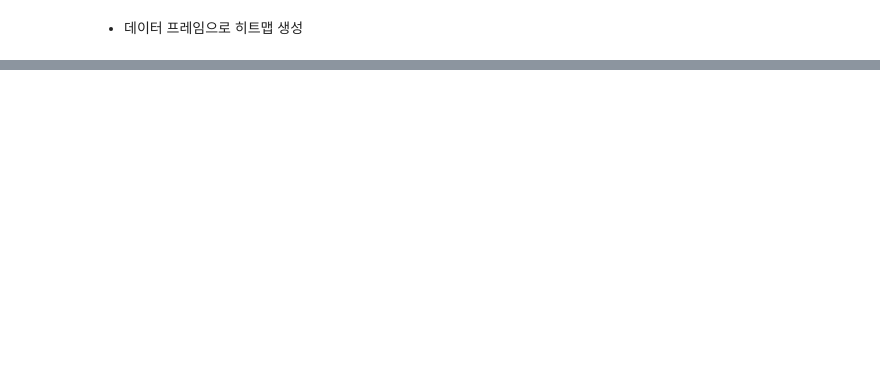
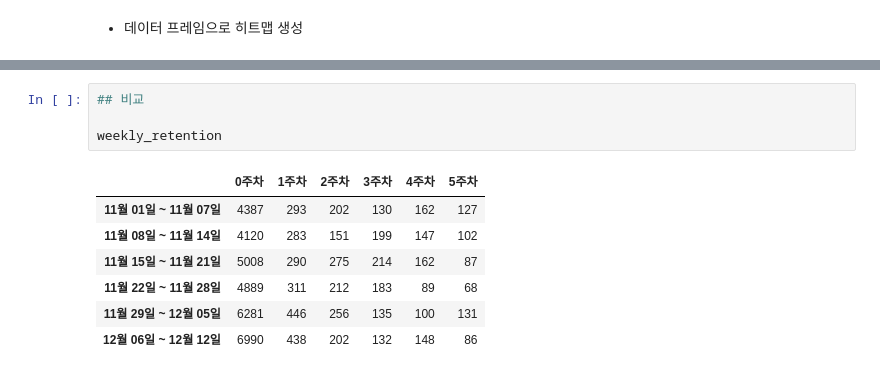
Before and after one commit to oddsmile/GAcustomerprediction, a Jupyter notebook: 방문 주차별 리텐션.ipynb, the cells around one changed output, grey strips where cells are left out. Cells and saved outputs as stored; diff of their text form; blank space fills up the shorter version.

```diff
--- a/방문 주차별 리텐션.ipynb
+++ b/방문 주차별 리텐션.ipynb
@@ -249,0 +284,12 @@ plt.show()
+# %%
+## 비교
+
+weekly_retention
+# %% [output]
+|  | 0주차 | 1주차 | 2주차 | 3주차 | 4주차 | 5주차 |
+| 11월 01일 ~ 11월 07일 | 4387 | 293 | 202 | 130 | 162 | 127 |
+| 11월 08일 ~ 11월 14일 | 4120 | 283 | 151 | 199 | 147 | 102 |
+| 11월 15일 ~ 11월 21일 | 5008 | 290 | 275 | 214 | 162 | 87 |
+| 11월 22일 ~ 11월 28일 | 4889 | 311 | 212 | 183 | 89 | 68 |
+| 11월 29일 ~ 12월 05일 | 6281 | 446 | 256 | 135 | 100 | 131 |
+| 12월 06일 ~ 12월 12일 | 6990 | 438 | 202 | 132 | 148 | 86 |
```
Also changed, not shown: parts of 12 cells of this notebook, 2 other files.
